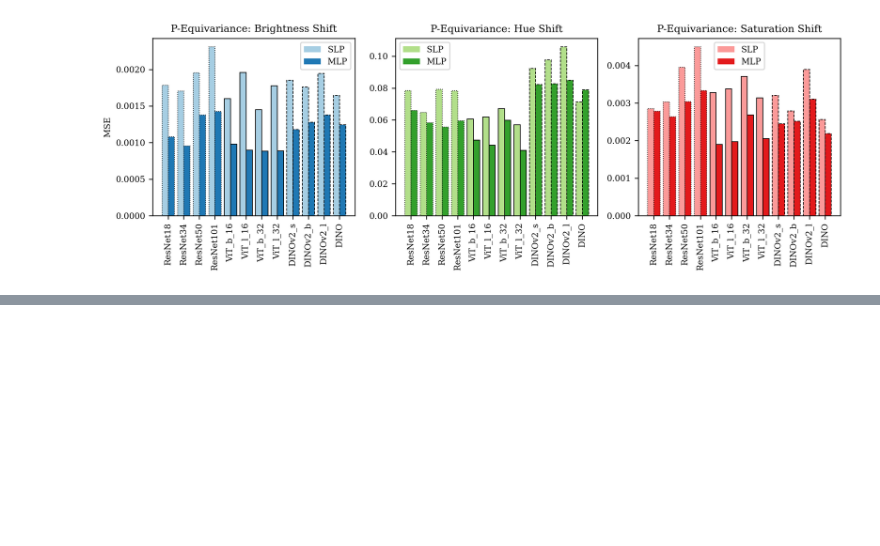
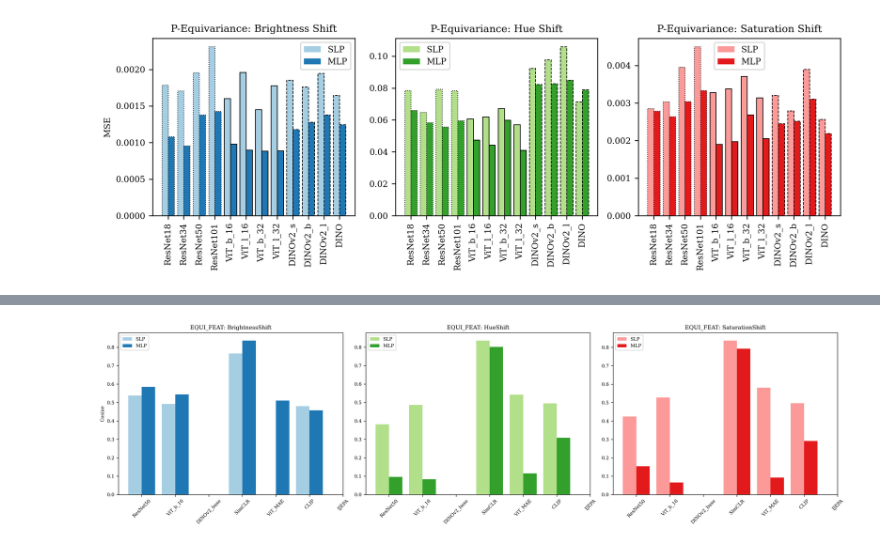
Before and after one commit to lauraibnz/synesis, a Jupyter notebook: vis/visualize_imagenet.ipynb, the cells around one changed output, grey strips where cells are left out. Saved outputs shown, nothing was run; the diff lists cells and outputs as text; code cells hidden in the pictures; blank space fills up the shorter version.

Commit message:
results and vis progress

```diff
--- a/vis/visualize_imagenet.ipynb
+++ b/vis/visualize_imagenet.ipynb
@@ -501,3 +524,96 @@ plt.tight_layout()
 plt.show()
 # %% [output]
 [figure]
+# %%
+temp_feature_order = feature_order
+
+# ----- EQUI_FEAT Combined Plot (Main Visualization using Cosine metric) -----
+# Create cosine data for EQUI_FEAT from results
+feat_cosine_data = {"linear": [], "nonlinear": []}
+for run_name, metrics in results.items():
+    if "EQUI_FEAT_regression_" in run_name:
+        feature = next((f for f in temp_feature_order if f in run_name), None)
+        transform = next(
+            t
+            for t in ["BrightnessShift", "HueShift", "SaturationShift"]
+            if t in run_name
+        )
+        # Use cosine metric from results
+        cosine_val = metrics["cosine"]
+        if "linear" in run_name:
+            feat_cosine_data["linear"].append(
+                {"Feature": feature, "Transform": transform, "Cosine": cosine_val}
+            )
+        else:
+            feat_cosine_data["nonlinear"].append(
+                {"Feature": feature, "Transform": transform, "Cosine": cosine_val}
+            )
+
+df_feat_cosine_linear = pd.DataFrame(feat_cosine_data["linear"])
+df_feat_cosine_nonlinear = pd.DataFrame(feat_cosine_data["nonlinear"])
+
+# Mark each probe type
+df_feat_cosine_linear["Type"] = "SLP"
+df_feat_cosine_nonlinear["Type"] = "MLP"
+df_feat_cosine_combined = pd.concat([df_feat_cosine_linear, df_feat_cosine_nonlinear])
+
+# Define a subset of features (models) to plot
+features_to_plot = [
+    "ResNet50_ImageNet",
+    "ViT_b_16_ImageNet",
+    "DINOv2_base",
+    "SimCLR",
+    "ViT_MAE",
+    "CLIP",
+    "IJEPA",
+]
+
+# Get unique transform names (e.g., BrightnessShift, HueShift, SaturationShift)
+cosine_transforms = sorted(df_feat_cosine_combined["Transform"].unique())
+
+cmap = plt.get_cmap("Paired")
+fig, axes = plt.subplots(
+    1, len(cosine_transforms), figsize=(6 * len(cosine_transforms), 5)
+)
+if len(cosine_transforms) == 1:
+    axes = [axes]
+
+for i, transform in enumerate(cosine_transforms):
+    df_trans = df_feat_cosine_combined[
+        df_feat_cosine_combined["Transform"] == transform
+    ]
+    duplicate_groups = df_trans.groupby(["Feature", "Type"]).filter(
+        lambda x: len(x) > 1
+    )
+    print("Duplicate groups:")
+    print(duplicate_groups)
+
+    pivot = df_trans.pivot_table(
+        index="Feature", columns="Type", values="Cosine", aggfunc="mean"
+    )
+    pivot = pivot.reindex(features_to_plot)
+    x = np.arange(len(pivot.index))
+    bar_width = 0.4
+
+    color_slp = cmap(i * 2)
+    color_mlp = cmap(i * 2 + 1)
+
+    axes[i].bar(
+        x - bar_width / 2, pivot["SLP"], width=bar_width, color=color_slp, label="SLP"
+    )
+    axes[i].bar(
+        x + bar_width / 2, pivot["MLP"], width=bar_width, color=color_mlp, label="MLP"
+    )
+
+    axes[i].set_xticks(x)
+    # Remove "_ImageNet" for display clarity
+    display_features = [feat.replace("_ImageNet", "") for feat in pivot.index]
+    axes[i].set_xticklabels(display_features, rotation=45)
+    axes[i].set_title(f"EQUI_FEAT: {transform}")
+    if i == 0:
+        axes[i].set_ylabel("Cosine")
+    axes[i].legend()
+
+plt.tight_layout()
+plt.show()
+# %% [output]
@@ -503,0 +637 @@ plt.show()
+[figure, added]
```
Also changed, not shown: parts of 6 cells of this notebook, 7 other files.
